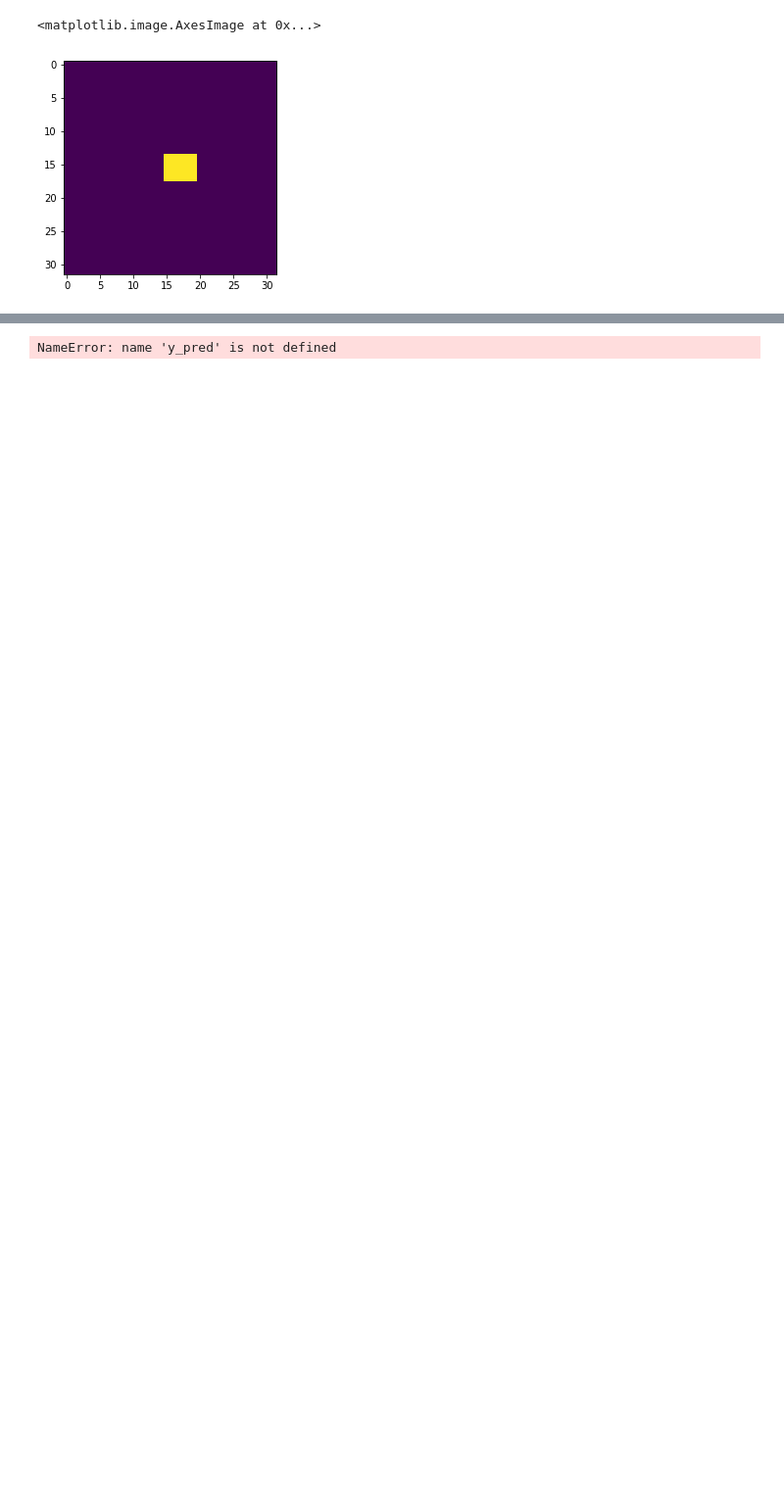
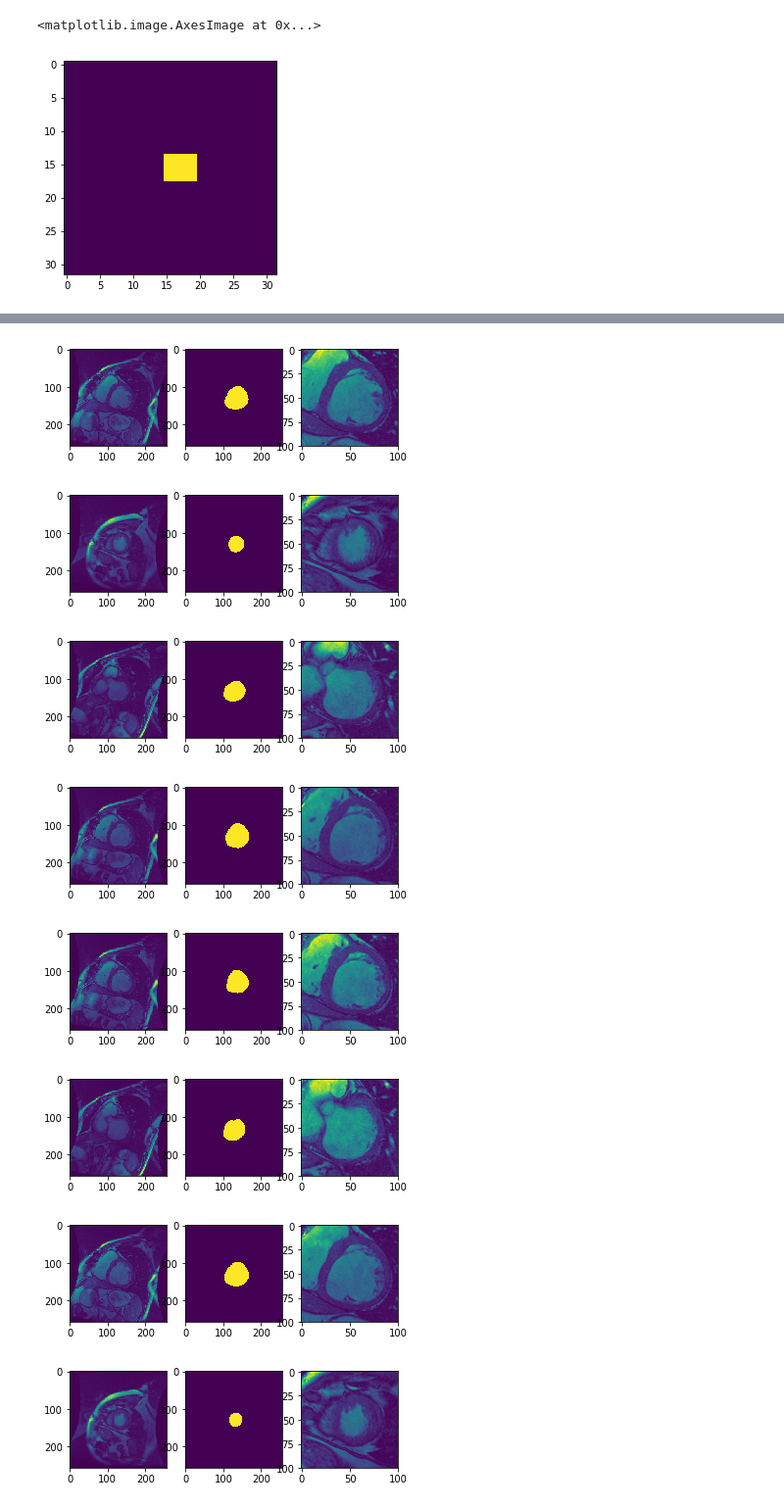
Before and after one commit to qqu0127/LV-segmentation, a Jupyter notebook: demo.ipynb, the cells around one changed output, grey strips where cells are left out. Shown at 98% size. Cells and saved outputs as stored; diff of their text form; code cells hidden in the pictures; blank space fills up the shorter version.

```diff
--- a/demo.ipynb
+++ b/demo.ipynb
@@ -178,4 +156,36 @@ def compute_roi_pred(y_pred, idx, roi_shape=32):
-# %%
-pred2, mask_roi, mask_contour = compute_roi_pred(y_pred, 234)
-# %% [output]
-NameError: name 'y_pred' is not defined
+# %%
+def get_cropped(img, y_pred, roi_size = 32, win_size = 100):
+    n = img.shape[0]
+    cropped = np.zeros((n, win_size, win_size, 1))
+    for i in range(y_pred.shape[0]):
+        pred = y_pred[i, 0, :,:]
+        region = np.array(np.where(pred > 0.5))
+        [x_median, y_median] = np.median(region, axis=1)
+        x_median *= 256 / roi_size
+        y_median *= 256 / roi_size
+        x_min = int(max(0, x_median - win_size / 2))
+        y_min = int(max(0, y_median - win_size / 2))
+        x_max = x_min + win_size
+        y_max = y_min + win_size
+        cropped[i, :, :, 0] = img[i, x_min:x_max, y_min:y_max, 0]
+    return cropped
+# %%
+cropped = get_cropped(img_test, y_pred)
+for i in range(10):
+    plt.figure()
+    plt.subplot(131)
+    plt.imshow(img_test[i, :, :, 0])
+    plt.subplot(132)
+
+    plt.imshow(mask_test[i,:,:,0])
+    plt.subplot(133)
+    plt.imshow(cropped[i, :,:,0])
+# %% [output]
+[figure, added]
+[figure, added]
+[figure, added]
+[figure, added]
+[figure, added]
+[figure, added]
+[figure, added]
+[figure, added]
```
Also changed, not shown: parts of 17 cells of this notebook, 1 other file.
